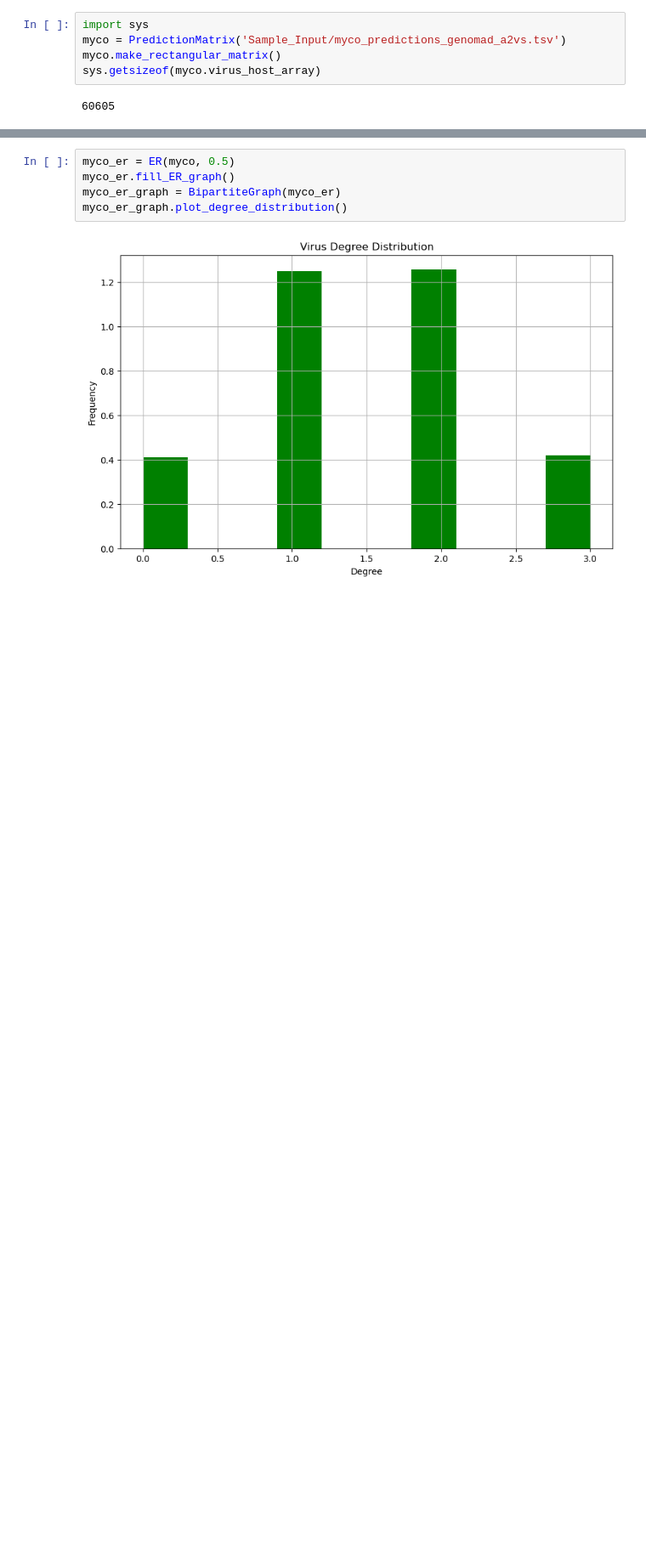
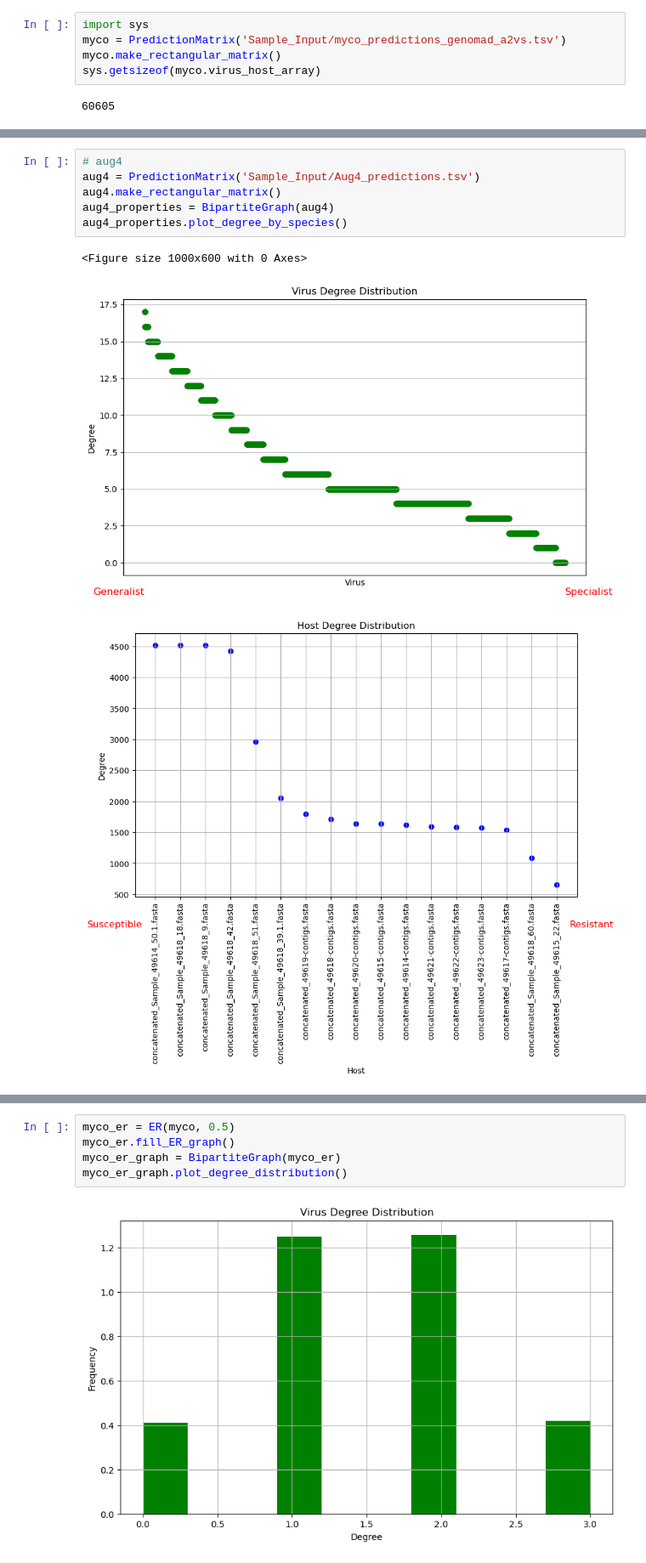
Before and after one commit to DuhaimeLab/VirusHostNetworkAnalysis, a Jupyter notebook: VHIP_large_data.ipynb, the cells around one changed output, grey strips where cells are left out. Shown at 85% size. Drawn from its saved outputs; the diff is of its cells as text; blank space fills up the shorter version.

```diff
--- a/VHIP_large_data.ipynb
+++ b/VHIP_large_data.ipynb
@@ -20,0 +20,10 @@ myco_properties.plot_heatmap()
+# %%
+# aug4
+aug4 = PredictionMatrix('Sample_Input/Aug4_predictions.tsv')
+aug4.make_rectangular_matrix()
+aug4_properties = BipartiteGraph(aug4)
+aug4_properties.plot_degree_by_species()
+# %% [output]
+<Figure size 1000x600 with 0 Axes>
+[figure, added]
+[figure, added]
```
Also changed, not shown: parts of 28 cells of this notebook, 49 other files.
